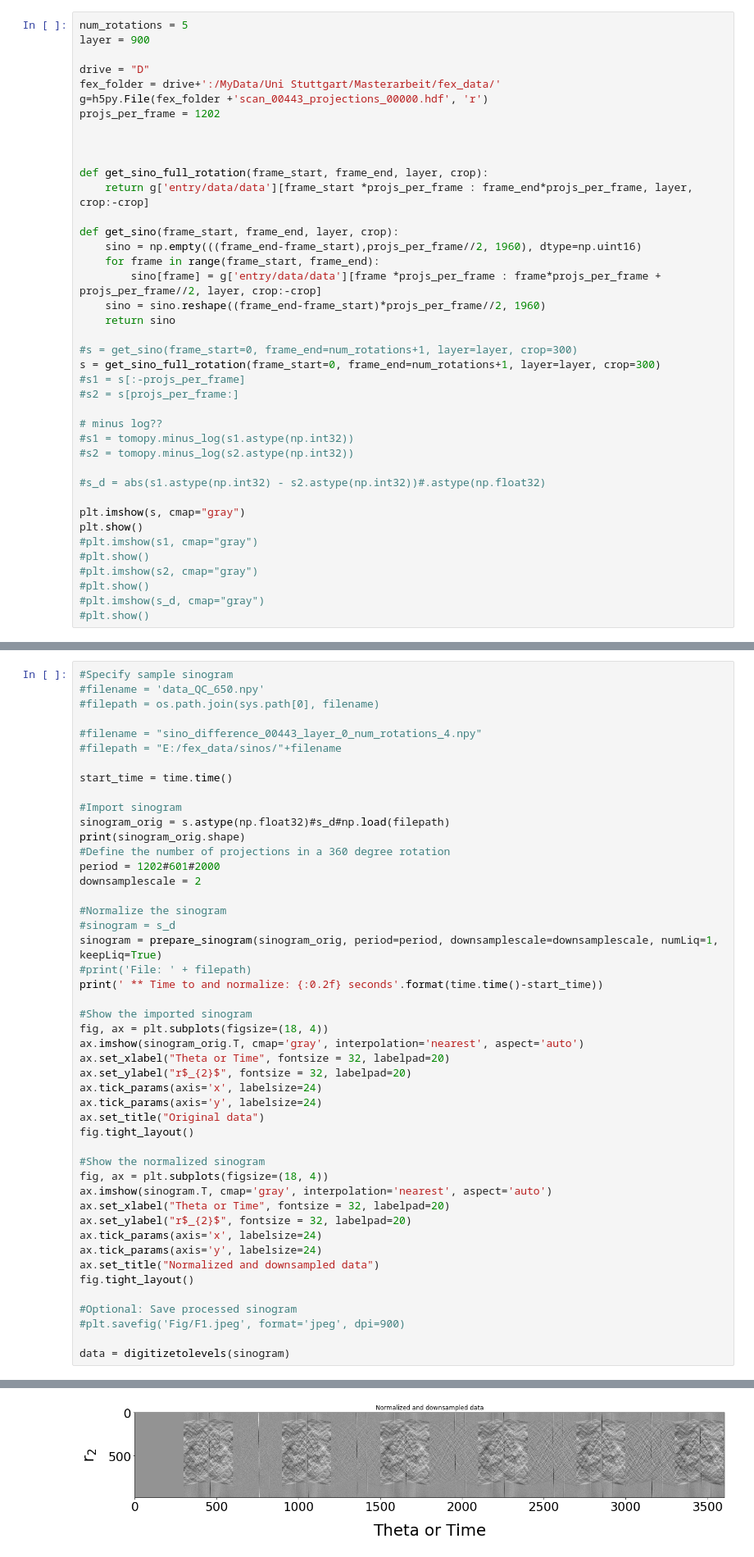
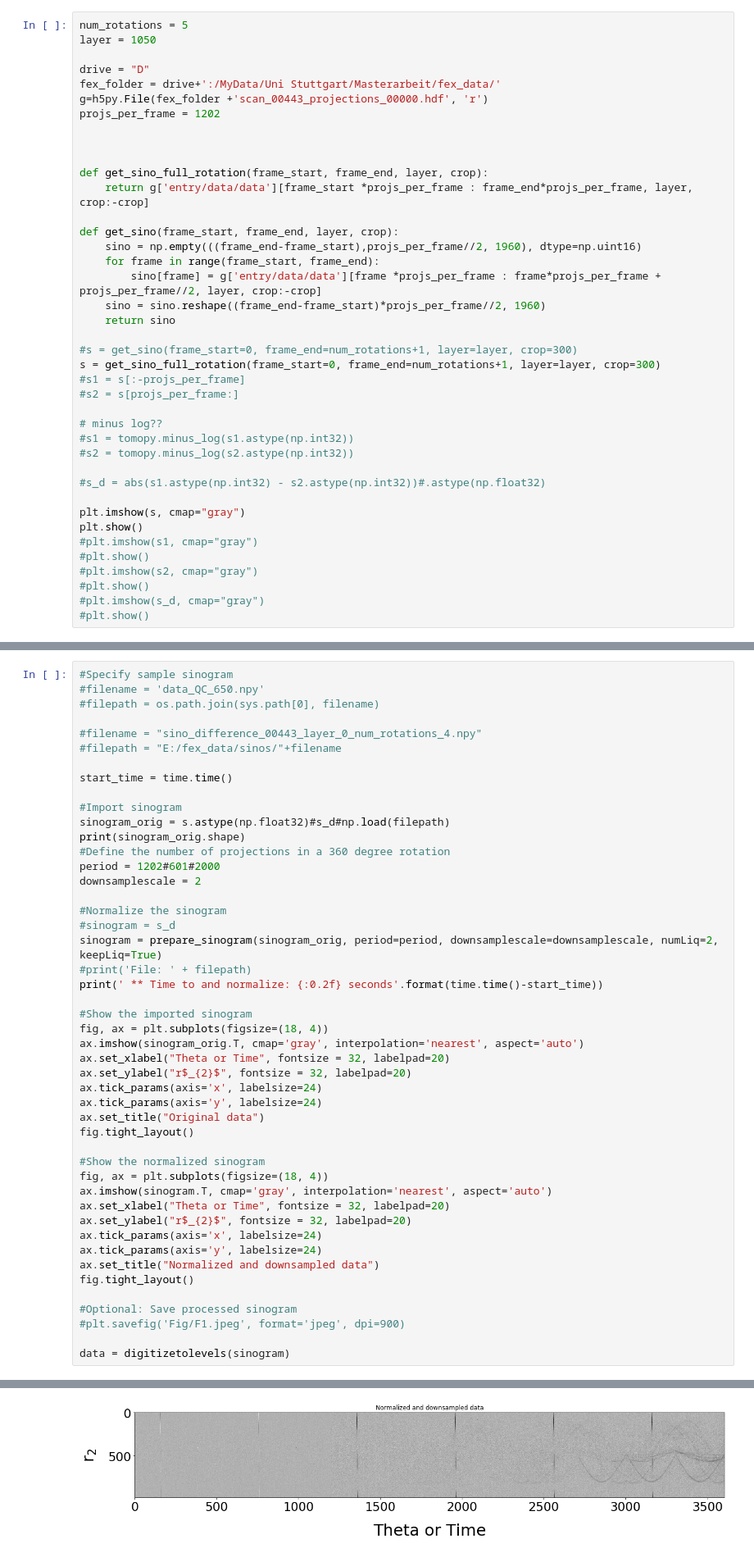
Before and after one commit to OliviaOdenthal/sinogram_changepoint_detection, a Jupyter notebook: Example_details.ipynb, the cells around one changed output, grey strips where cells are left out. Shown at 82% size. Saved outputs shown, nothing was run; the diff lists cells and outputs as text.

```diff
--- a/Example_details.ipynb
+++ b/Example_details.ipynb
@@ -132,7 +132,7 @@ def plotsino(sinogram, cmap='gray'):
 # Create difference sino
 # %%
 num_rotations = 5
-layer = 900
+layer = 1050
 
 drive = "D"
 fex_folder = drive+':/MyData/Uni Stuttgart/Masterarbeit/fex_data/'
@@ -195,7 +195,7 @@ downsamplescale = 2
 
 #Normalize the sinogram
 #sinogram = s_d
-sinogram = prepare_sinogram(sinogram_orig, period=period, downsamplescale=downsamplescale, numLiq=1, keepLiq=True)
+sinogram = prepare_sinogram(sinogram_orig, period=period, downsamplescale=downsamplescale, numLiq=2, keepLiq=True)
 #print('File: ' + filepath)
 print(' ** Time to and normalize: {:0.2f} seconds'.format(time.time()-start_time))
 
@@ -229,5 +229,5 @@ data = digitizetolevels(sinogram)
 [figure]
-[figure, old version]
+[figure, new version]
 # %%
 from sinogram_functions import numUnique, maxDerivative_cols, numThreshold_ge, numThreshold_le
 
```
Also changed, not shown: parts of 9 cells of this notebook.
